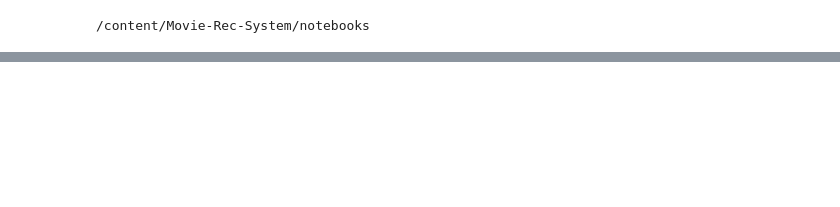
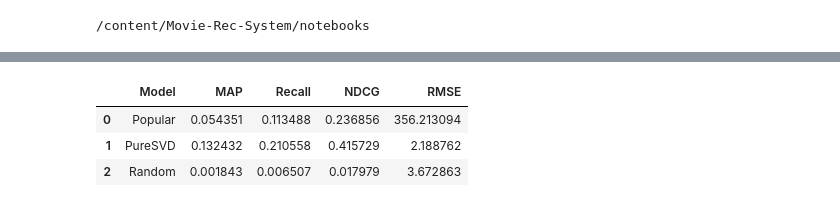
Before and after one commit to Evgeneugene/Movie-Rec-System, a Jupyter notebook: notebooks/2.0-training.ipynb, the cells around one changed output, grey strips where cells are left out. Saved outputs shown, nothing was run; the diff lists cells and outputs as text; code cells hidden in the pictures; blank space fills up the shorter version.

```diff
--- a/notebooks/2.0-training.ipynb
+++ b/notebooks/2.0-training.ipynb
@@ -133,0 +145,17 @@ NDCG:  0.18935083809348333
+# %%
+average_metrics = results_df.groupby('Model').mean().reset_index()
+
+std_dev_metrics = results_df.groupby('Model').std().reset_index()
+# Save the detailed results to CSV
+results_df.to_csv('model_evaluation_results.csv', index=False)
+
+# Save the average metrics to a new CSV
+average_metrics.to_csv('model_average_metrics.csv', index=False)
+
+# Print the average metrics DataFrame
+average_metrics
+# %% [output]
+|  | Model | MAP | Recall | NDCG | RMSE |
+| 0 | Popular | 0.054351 | 0.113488 | 0.236856 | 356.213094 |
+| 1 | PureSVD | 0.132432 | 0.210558 | 0.415729 | 2.188762 |
+| 2 | Random | 0.001843 | 0.006507 | 0.017979 | 3.672863 |
```
Also changed, not shown: parts of 16 cells of this notebook.
